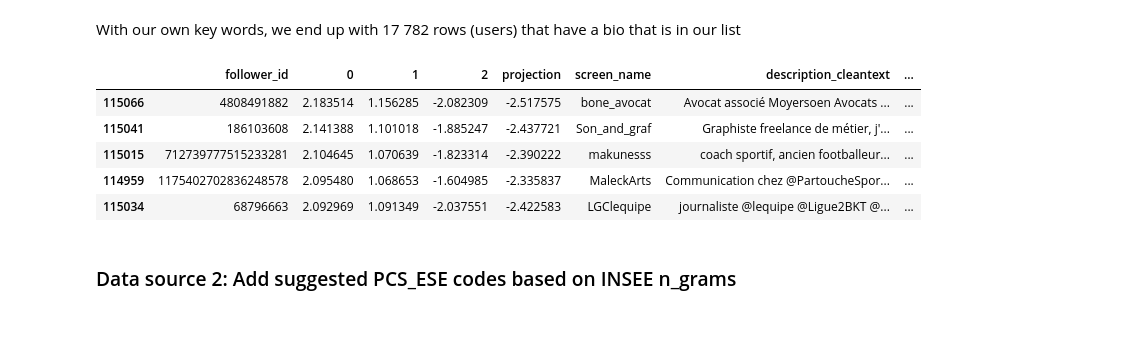
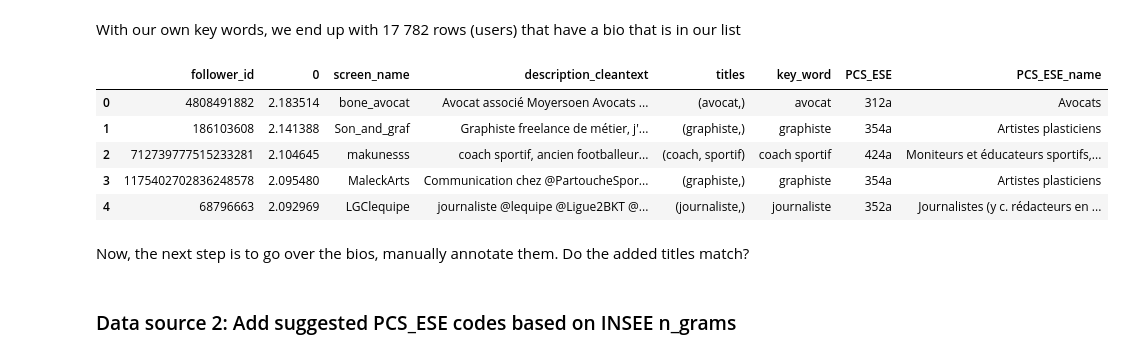
Before and after one commit to livtol99/Liv-Stage---FOCOS-Hand-Over, a Jupyter notebook: Code/Brand Validation/Income_val.ipynb, the cells around one changed output. Drawn from its saved outputs; the diff is of its cells as text; code cells hidden in the pictures; blank space fills up the shorter version.

```diff
--- a/Code/Brand Validation/Income_val.ipynb
+++ b/Code/Brand Validation/Income_val.ipynb
@@ -319,5 +321,33 @@ filtered_bios['bigrams_detected'] = filtered_bios['titles'].apply(lambda x: util
 filtered_bios['trigrams_detected'] = filtered_bios['titles'].apply(lambda x: utils2.separate_ngrams(x)['trigrams_detected'])
 # %% [markdown]
 With our own key words, we end up with 17 782 rows (users) that have a bio that is in our list
+# %%
+# Add PCS_ESE codes to the file
+
+#multiple rows per users, one per suggested title
+import ast
+
+# Convert string representation of list of tuples into actual list of tuples
+#filtered_bios['titles'] = filtered_bios['titles'].apply(ast.literal_eval)
+
+#Explode the 'titles' column
+bios_exploded = filtered_bios.explode('titles')
+# %%
+#add  a PCS_ESE code per suggested title
+# Convert all titles to lowercase
+job_titles['titles'] = job_titles['titles'].apply(lambda x: tuple([i.lower() for i in x]))
+bios_exploded['titles'] = bios_exploded['titles'].apply(lambda x: tuple([i.lower() for i in x]))
+
+bios_exploded = bios_exploded.merge(job_titles, on='titles', how='left')
+# %%
+selected_columns = bios_exploded[['follower_id', '0', 'screen_name', 'description_cleantext', 'titles', 'key_word', 'PCS_ESE', 'PCS_ESE_name']]
+selected_columns.head()
+# %% [output]
+|  | follower_id | 0 | screen_name | description_cleantext | titles | key_word | PCS_ESE | PCS_ESE_name |
+| 0 | 4808491882 | 2.183514 | bone_avocat | Avocat associé Moyersoen Avocats ... | (avocat,) | avocat | 312a | Avocats |
+| 1 | 186103608 | 2.141388 | Son_and_graf | Graphiste freelance de métier, j'... | (graphiste,) | graphiste | 354a | Artistes plasticiens |
+| 2 | 712739777515233281 | 2.104645 | makunesss | coach sportif, ancien footballeur... | (coach, sportif) | coach sportif | 424a | Moniteurs et éducateurs sportifs,... |
+| 3 | 1175402702836248578 | 2.095480 | MaleckArts | Communication chez @PartoucheSpor... | (graphiste,) | graphiste | 354a | Artistes plasticiens |
+| 4 | 68796663 | 2.092969 | LGClequipe | journaliste @lequipe @Ligue2BKT @... | (journaliste,) | journaliste | 352a | Journalistes (y c. rédacteurs en ... |
 # %%
 #write to csv
@@ -326,11 +363,4 @@ filtered_bios = pd.read_csv('/home/livtollanes/10.jan-thesis/Code/Brand Validati
-# %%
-filtered_bios.head()
-# %% [output]
-|  | follower_id | 0 | 1 | 2 | projection | screen_name | description_cleantext | ... |
-| 115066 | 4808491882 | 2.183514 | 1.156285 | -2.082309 | -2.517575 | bone_avocat | Avocat associé Moyersoen Avocats ... | ... |
-| 115041 | 186103608 | 2.141388 | 1.101018 | -1.885247 | -2.437721 | Son_and_graf | Graphiste freelance de métier, j'... | ... |
-| 115015 | 712739777515233281 | 2.104645 | 1.070639 | -1.823314 | -2.390222 | makunesss | coach sportif, ancien footballeur... | ... |
-| 114959 | 1175402702836248578 | 2.095480 | 1.068653 | -1.604985 | -2.335837 | MaleckArts | Communication chez @PartoucheSpor... | ... |
-| 115034 | 68796663 | 2.092969 | 1.091349 | -2.037551 | -2.422583 | LGClequipe | journaliste @lequipe @Ligue2BKT @... | ... |
+# %% [markdown]
+Now, the next step is to go over the bios, manually annotate them. Do the added titles match?
 # %% [markdown]
 ### Data source 2: Add suggested PCS_ESE codes based on INSEE n_grams
```
Also changed, not shown: parts of 30 cells of this notebook, 4 other files.
